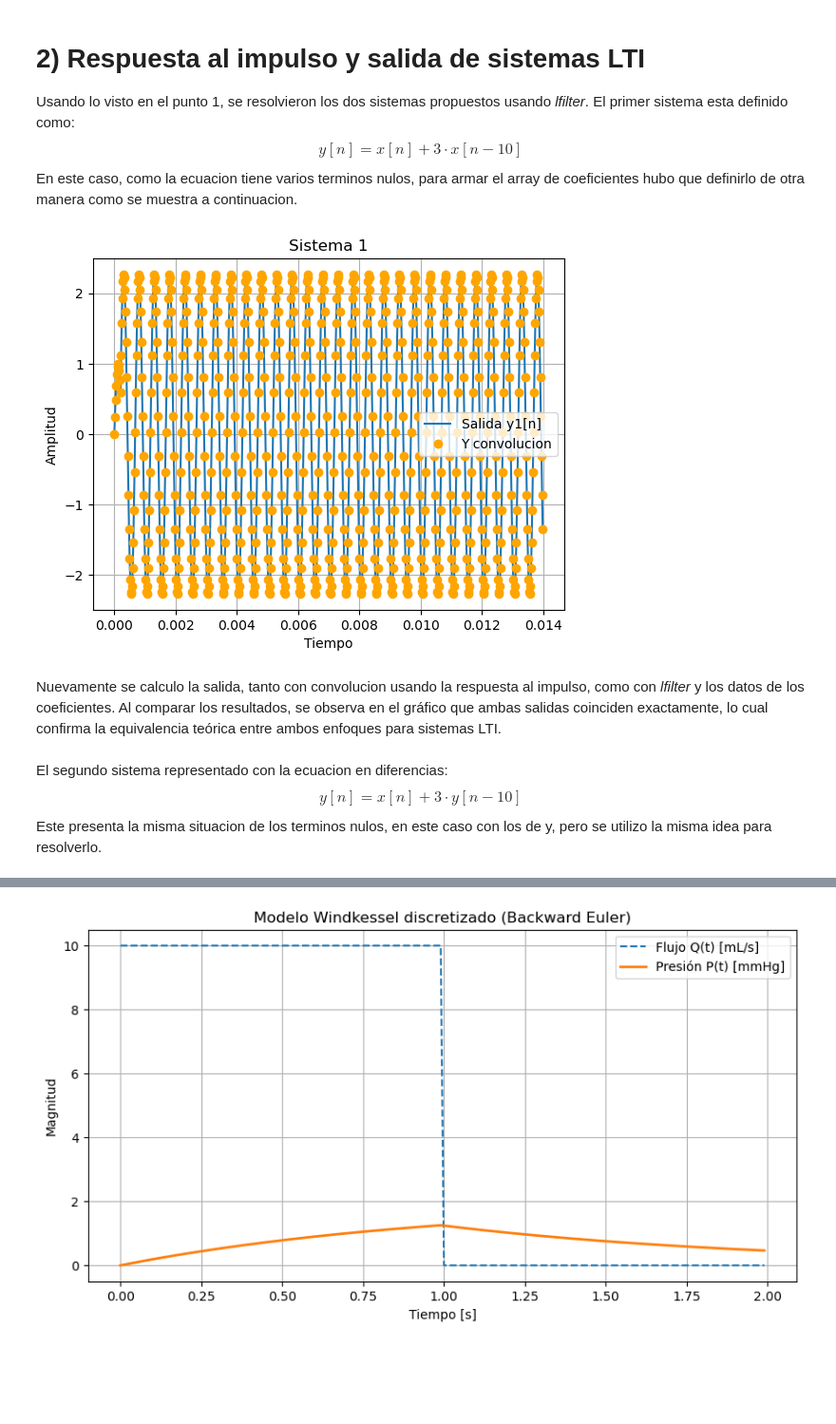
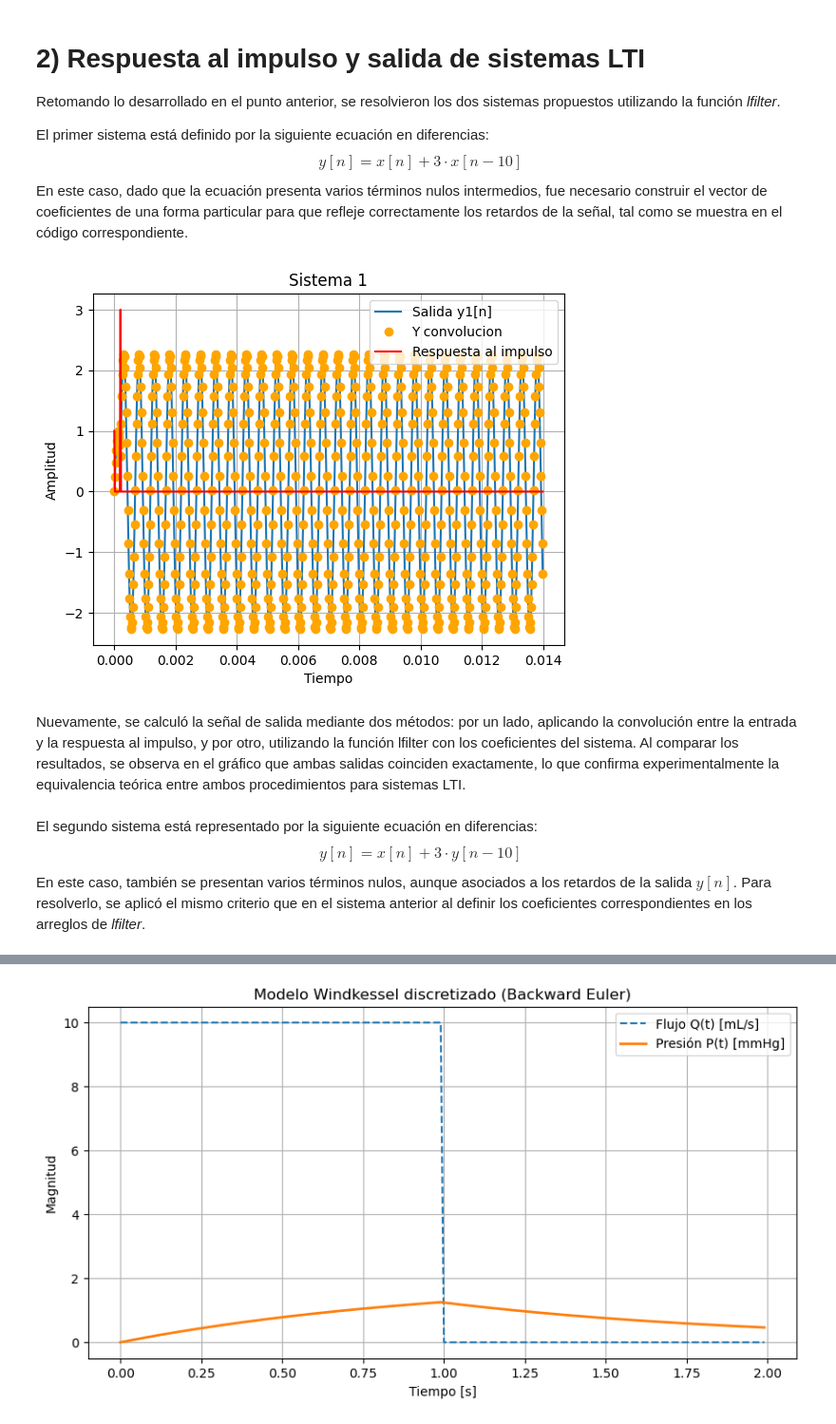
Before and after one commit to mile-ws/pdstestbench, a Jupyter notebook: TS2_MWS.ipynb, the cells around one changed output, grey strips where cells are left out. Shown at 95% size. Drawn from its saved outputs; the diff is of its cells as text; code cells hidden in the pictures; blank space fills up the shorter version.

```diff
--- a/TS2_MWS.ipynb
+++ b/TS2_MWS.ipynb
@@ -197,35 +331,39 @@ plt.show()
 # %% [markdown]
 # 2) Respuesta al impulso y salida de sistemas LTI
 
-Usando lo visto en el punto 1, se resolvieron los dos sistemas propuestos usando *lfilter*. El primer sistema esta definido como:
+Retomando lo desarrollado en el punto anterior, se resolvieron los dos sistemas propuestos utilizando la función *lfilter*.
+
+El primer sistema está definido por la siguiente ecuación en diferencias:
 $$y[n]=x[n]+3\cdot x[n-10]$$
-En este caso, como la ecuacion tiene varios terminos nulos, para armar el array de coeficientes hubo que definirlo de otra manera como se muestra a continuacion.
+En este caso, dado que la ecuación presenta varios términos nulos intermedios, fue necesario construir el vector de coeficientes de una forma particular para que refleje correctamente los retardos de la señal, tal como se muestra en el código correspondiente.
 # %%
 a1 = np.array([1]) #coeficientes de y
 b1 = np.zeros(11) #coeficientes de x
 b1[0] = 1
 b1[10] = 3
 
 h1 = signal.lfilter(b1, a1, delta)  #respuesta al impulso
 y1_conv= np.convolve(x_senoidal, h1)[:len(x_senoidal)]
 y1 = signal.lfilter(b1, a1, x_senoidal)
 
 plt.figure()
 plt.plot(t, y1, label="Salida y1[n]")
 plt.plot(t, y1_conv, "o",color='orange' , label="Y convolucion")
+plt.plot(t, h1, "-",color='red' , label="Respuesta al impulso")
 plt.title("Sistema 1")
 plt.xlabel("Tiempo")
 plt.ylabel("Amplitud")
 plt.legend()
 plt.grid(True)
 # %% [output]
-[figure, old version]
+[figure, new version]
 # %% [markdown]
-Nuevamente se calculo la salida, tanto con convolucion usando la respuesta al impulso, como con *lfilter* y los datos de los coeficientes. Al comparar los resultados, se observa en el gráfico que ambas salidas coinciden exactamente, lo cual confirma la equivalencia teórica entre ambos enfoques para sistemas LTI.
+Nuevamente, se calculó la señal de salida mediante dos métodos: por un lado, aplicando la convolución entre la entrada y la respuesta al impulso, y por otro, utilizando la función lfilter con los coeficientes del sistema.
+Al comparar los resultados, se observa en el gráfico que ambas salidas coinciden exactamente, lo que confirma experimentalmente la equivalencia teórica entre ambos procedimientos para sistemas LTI.
 # %% [markdown]
-El segundo sistema representado con la ecuacion en diferencias:
+El segundo sistema está representado por la siguiente ecuación en diferencias:
 $$y[n]=x[n]+3\cdot y[n-10]$$
-Este presenta la misma situacion de los terminos nulos, en este caso con los de y, pero se utilizo la misma idea para resolverlo.
+En este caso, también se presentan varios términos nulos, aunque asociados a los retardos de la salida $y[n]$. Para resolverlo, se aplicó el mismo criterio que en el sistema anterior al definir los coeficientes correspondientes en los arreglos de *lfilter*.
 # %%
 a2 = np.zeros(11) #coeficientes de y
 a2[0] = 1
```
Also changed, not shown: parts of 11 cells of this notebook, 1 other file.
